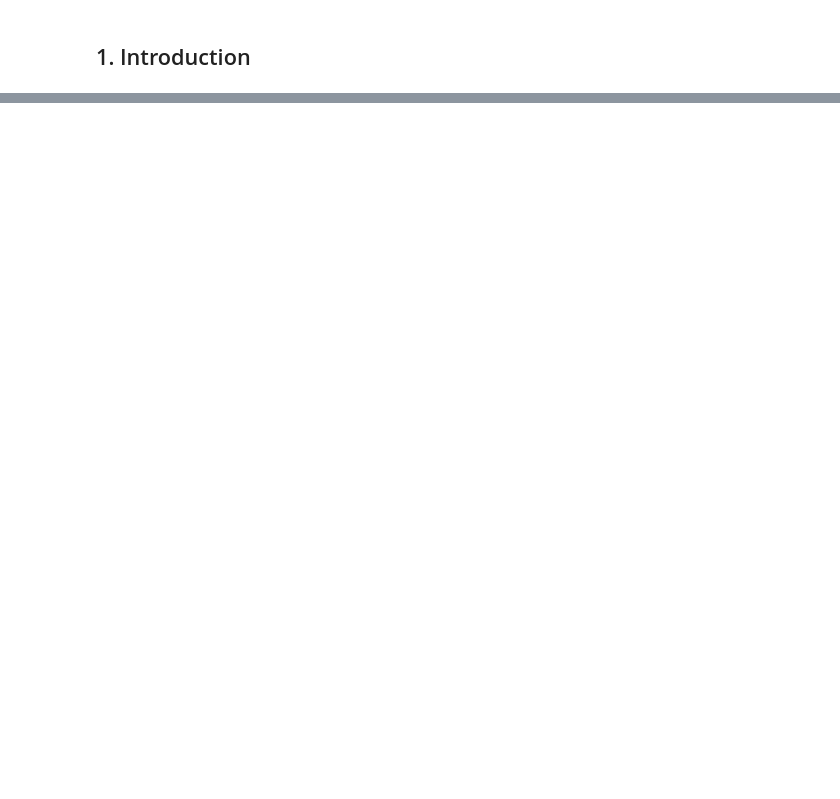
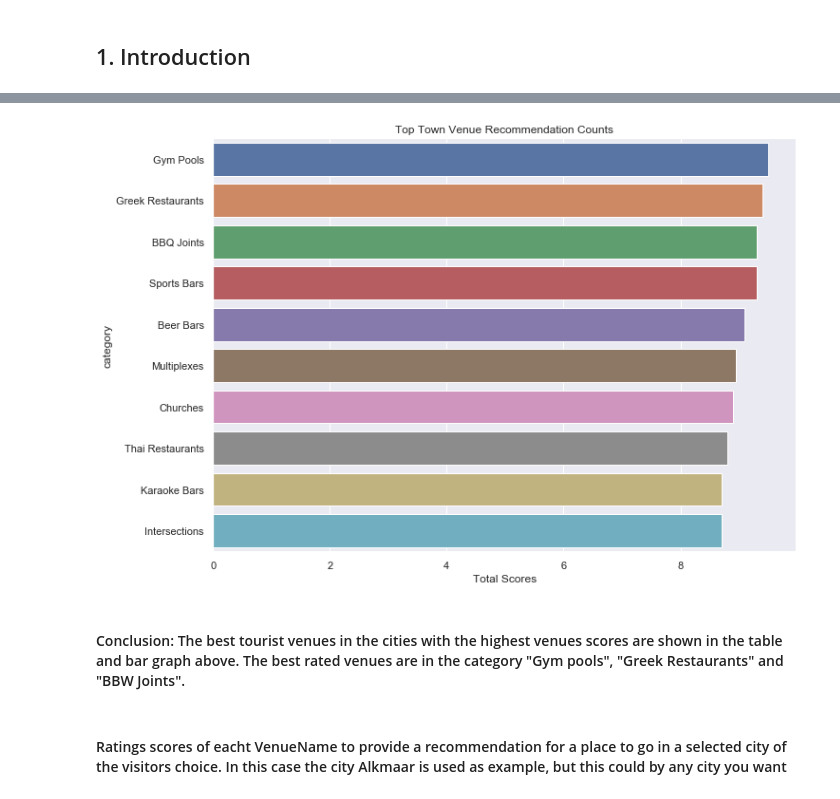
Before and after one commit to MariusILT/Coursera_Capstone, a Jupyter notebook: Capstone_Project_What_city_would_you_visit.ipynb, the cells around one changed output, grey strips where cells are left out. Saved outputs shown, nothing was run; the diff lists cells and outputs as text; code cells hidden in the pictures; blank space fills up the shorter version.

```diff
--- a/Capstone_Project_What_city_would_you_visit.ipynb
+++ b/Capstone_Project_What_city_would_you_visit.ipynb
@@ -63,0 +611,6 @@ For this project the data of foursquare (website: www.foursquare.com) will be us
+# %%
+# Import CSV NL_city_venues.csv to avoid different results in case of a re-run of Jupyter Notebook
+fields = ['City', 'City Latitude', 'City Longitude', 'VenueID', 'VenueName', 'score', 'category',
+          'catID', 'latitude', 'longitude', 'Primary_category']
+
+NL_city_venues = pd.read_csv("NL_city_venues.csv", usecols=fields)
@@ -63,0 +988,4 @@ For this project the data of foursquare (website: www.foursquare.com) will be us
+# %%
+array = ['Arnhem', 'Rotterdam', 'Delft', 'The Hague', 'Leiden']
+select_top_cities = NL_city_venues.loc[NL_city_venues['City'].isin(array)]
+select_top_cities.head()
@@ -63,0 +1001,4 @@ For this project the data of foursquare (website: www.foursquare.com) will be us
+# %%
+# Top 10 venues based on the rating scores of the cities Den Bosch, Arnhem, Roermond, Scheveningen and Volendam
+score_top_cities = select_top_cities.groupby(['category'])['score'].mean().sort_values(ascending=False)[:10].reset_index()
+score_top_cities.head(10)
@@ -63,0 +1017,12 @@ For this project the data of foursquare (website: www.foursquare.com) will be us
+# %%
+sns.set(rc={'figure.figsize':(11,8)})
+ax0 = sns.barplot(data = score_top_cities, x = 'score', y = 'category')
+ax0.set_title("Top Town Venue Recommendation Counts")
+ax0.set_xlabel('Total Scores')
+plt.show()
+# %% [output]
+[figure, added]
+# %% [markdown]
+#### Conclusion: The best tourist venues in the cities with the highest venues scores are shown in the table and bar graph above. The best rated venues are in the category "Gym pools", "Greek Restaurants" and "BBW Joints".
+# %% [markdown]
+#### Ratings scores of eacht VenueName to provide a recommendation for a place to go in a selected city of the visitors choice. In this case the city Alkmaar is used as example, but this could by any city you want
```
Also changed, not shown: parts of 137 cells of this notebook, 4 other files.
